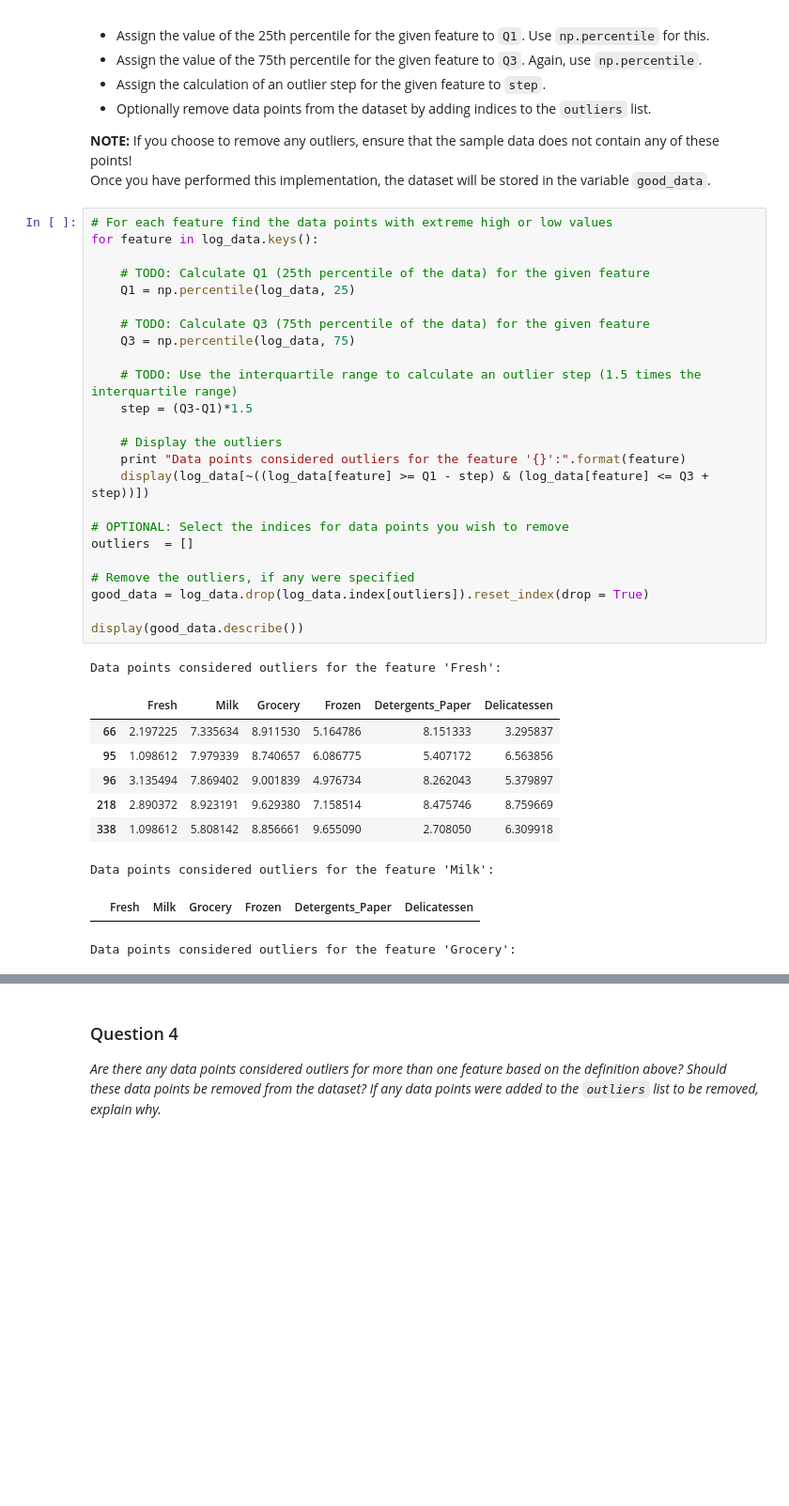
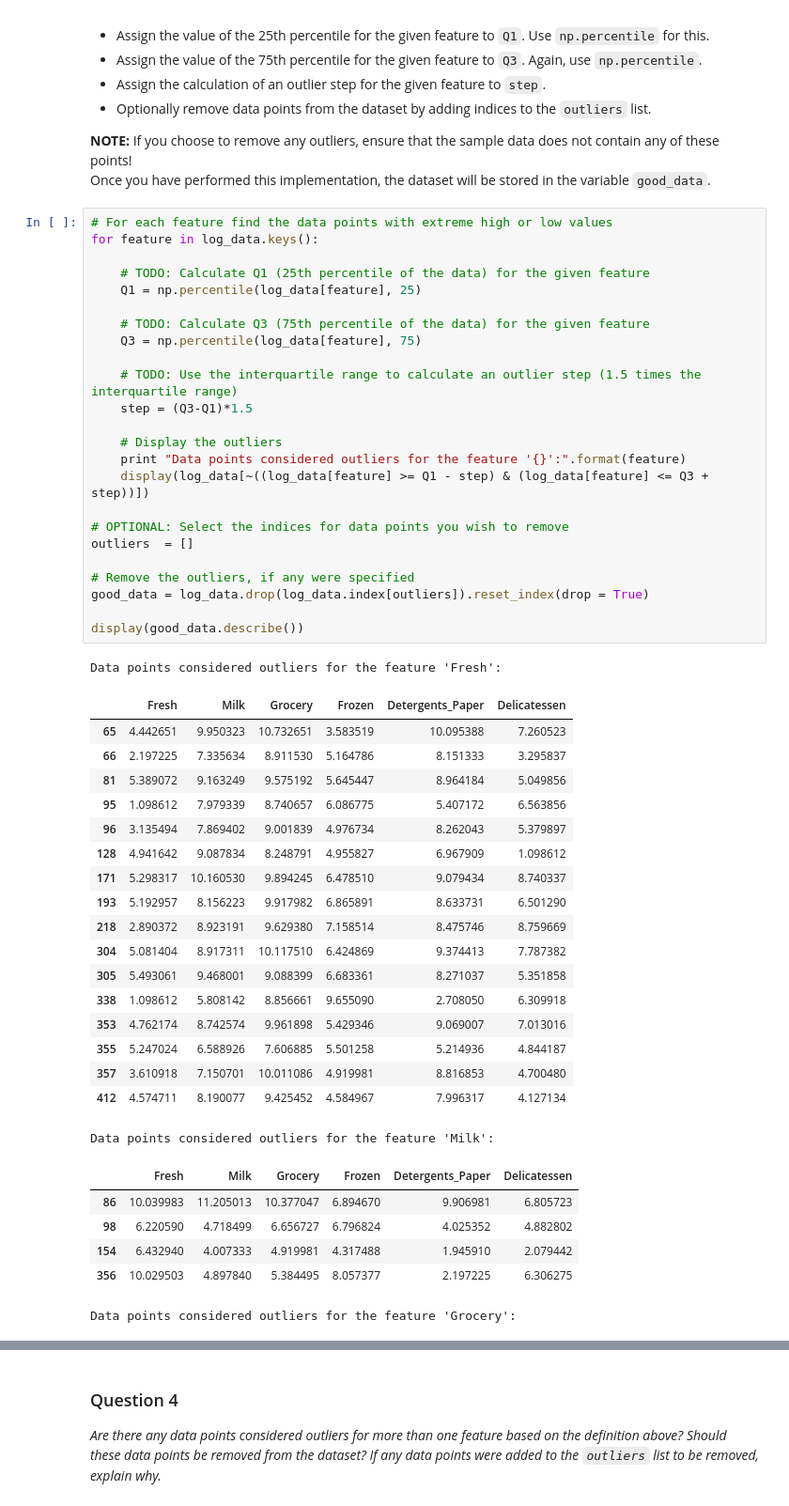
Before and after one commit to nanuckie/customer_segments, a Jupyter notebook: customer_segments.ipynb, the cells around one changed output, grey strips where cells are left out. Shown: that part at 94% size. Cells and saved outputs as stored; diff of their text form; blank space fills up the shorter version.

```diff
--- a/customer_segments.ipynb
+++ b/customer_segments.ipynb
@@ -219,37 +232,52 @@ Once you have performed this implementation, the dataset will be stored in the v
 # %%
 # For each feature find the data points with extreme high or low values
 for feature in log_data.keys():
 
     # TODO: Calculate Q1 (25th percentile of the data) for the given feature
-    Q1 = np.percentile(log_data, 25)
+    Q1 = np.percentile(log_data[feature], 25)
 
     # TODO: Calculate Q3 (75th percentile of the data) for the given feature
-    Q3 = np.percentile(log_data, 75)
+    Q3 = np.percentile(log_data[feature], 75)
 
     # TODO: Use the interquartile range to calculate an outlier step (1.5 times the interquartile range)
     step = (Q3-Q1)*1.5
 
     # Display the outliers
     print "Data points considered outliers for the feature '{}':".format(feature)
     display(log_data[~((log_data[feature] >= Q1 - step) & (log_data[feature] <= Q3 + step))])
 
 # OPTIONAL: Select the indices for data points you wish to remove
 outliers  = []
 
 # Remove the outliers, if any were specified
 good_data = log_data.drop(log_data.index[outliers]).reset_index(drop = True)
 
 display(good_data.describe())
 # %% [output]
 Data points considered outliers for the feature 'Fresh':
 |  | Fresh | Milk | Grocery | Frozen | Detergents_Paper | Delicatessen |
+| 65 | 4.442651 | 9.950323 | 10.732651 | 3.583519 | 10.095388 | 7.260523 |
 | 66 | 2.197225 | 7.335634 | 8.911530 | 5.164786 | 8.151333 | 3.295837 |
+| 81 | 5.389072 | 9.163249 | 9.575192 | 5.645447 | 8.964184 | 5.049856 |
 | 95 | 1.098612 | 7.979339 | 8.740657 | 6.086775 | 5.407172 | 6.563856 |
 | 96 | 3.135494 | 7.869402 | 9.001839 | 4.976734 | 8.262043 | 5.379897 |
+| 128 | 4.941642 | 9.087834 | 8.248791 | 4.955827 | 6.967909 | 1.098612 |
+| 171 | 5.298317 | 10.160530 | 9.894245 | 6.478510 | 9.079434 | 8.740337 |
+| 193 | 5.192957 | 8.156223 | 9.917982 | 6.865891 | 8.633731 | 6.501290 |
 | 218 | 2.890372 | 8.923191 | 9.629380 | 7.158514 | 8.475746 | 8.759669 |
+| 304 | 5.081404 | 8.917311 | 10.117510 | 6.424869 | 9.374413 | 7.787382 |
+| 305 | 5.493061 | 9.468001 | 9.088399 | 6.683361 | 8.271037 | 5.351858 |
 | 338 | 1.098612 | 5.808142 | 8.856661 | 9.655090 | 2.708050 | 6.309918 |
+| 353 | 4.762174 | 8.742574 | 9.961898 | 5.429346 | 9.069007 | 7.013016 |
+| 355 | 5.247024 | 6.588926 | 7.606885 | 5.501258 | 5.214936 | 4.844187 |
+| 357 | 3.610918 | 7.150701 | 10.011086 | 4.919981 | 8.816853 | 4.700480 |
+| 412 | 4.574711 | 8.190077 | 9.425452 | 4.584967 | 7.996317 | 4.127134 |
 Data points considered outliers for the feature 'Milk':
 |  | Fresh | Milk | Grocery | Frozen | Detergents_Paper | Delicatessen |
+| 86 | 10.039983 | 11.205013 | 10.377047 | 6.894670 | 9.906981 | 6.805723 |
+| 98 | 6.220590 | 4.718499 | 6.656727 | 6.796824 | 4.025352 | 4.882802 |
+| 154 | 6.432940 | 4.007333 | 4.919981 | 4.317488 | 1.945910 | 2.079442 |
+| 356 | 10.029503 | 4.897840 | 5.384495 | 8.057377 | 2.197225 | 6.306275 |
 Data points considered outliers for the feature 'Grocery':
 |  | Fresh | Milk | Grocery | Frozen | Detergents_Paper | Delicatessen |
 | 75 | 9.923192 | 7.036148 | 1.098612 | 8.390949 | 1.098612 | 6.882437 |
```
Also changed, not shown: parts of 7 cells of this notebook, 1 other file.
